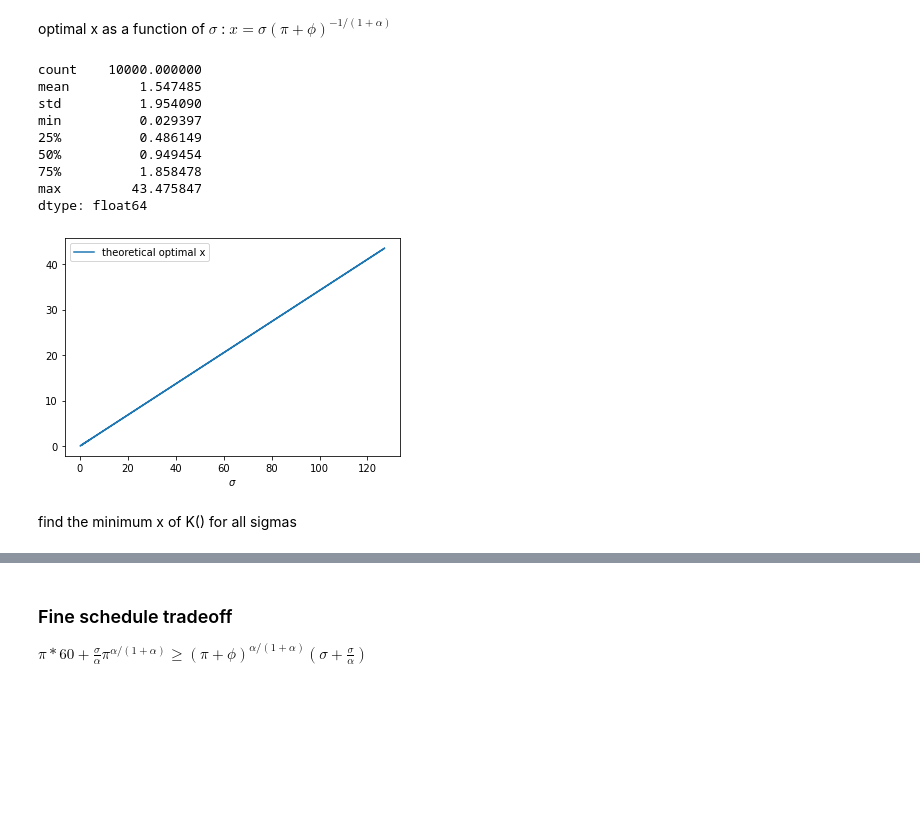
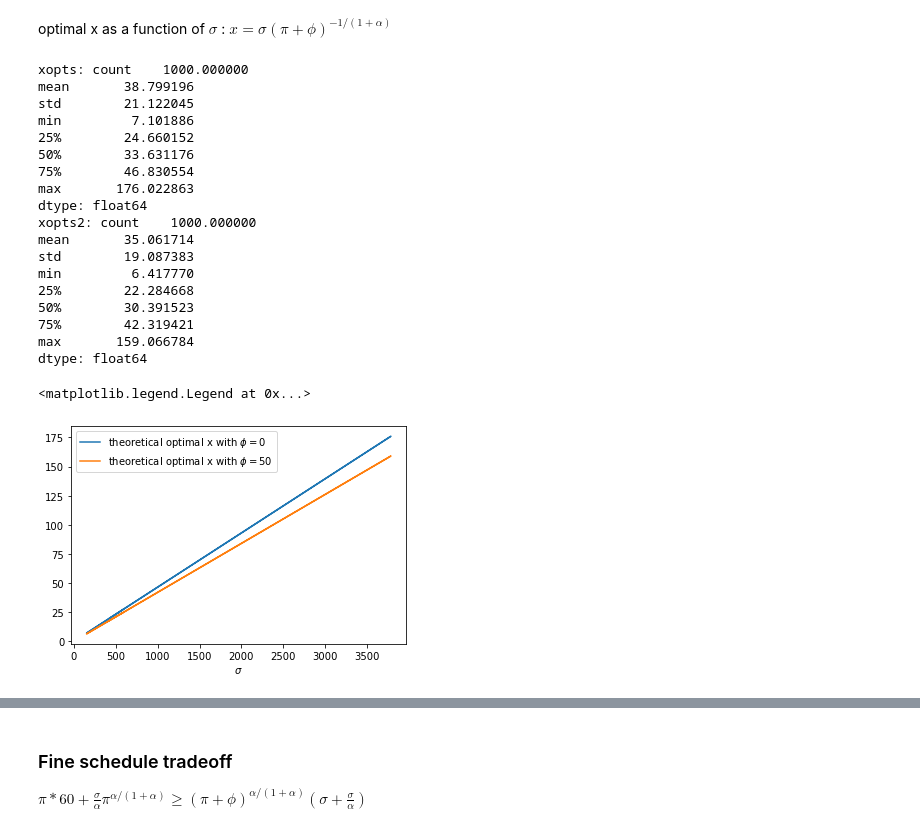
Before and after one commit to paulaleoni/delhi_outages, a Jupyter notebook: sim/simulations.ipynb, the cells around one changed output, grey strips where cells are left out. Drawn from its saved outputs; the diff is of its cells as text; code cells hidden in the pictures; blank space fills up the shorter version.

```diff
--- a/sim/simulations.ipynb
+++ b/sim/simulations.ipynb
@@ -13,15 +16,20 @@ draw n random values for sigma
 # %%
 # number of random sigmas
 np.random.seed(111)
-n = 10000
+n = 1000
 # mean and sd of normal distribution
-m, s = 1,1
+m, s = 2,0.5
 sigma = np.random.lognormal(mean=m, sigma=s, size=n) # takes values for normal distribution as inputs
 # make to list
 sigma = sigma.tolist()
-#
+sigma = [x * 100 for x in sigma] # rescaling sigma
 print(pd.Series(sigma).describe())
 # distribution
 sns.kdeplot(sigma, label=r'density of $\sigma$')
 plt.legend()
+
+
+pi = 250
+phi = 50
+alpha = 0.8
 # %% [output]
@@ -41,4 +45,0 @@ define values for $\pi$ and $\phi$
-# %%
-pi = 5
-phi = 0.5
-alpha = 0.5
@@ -90,27 +103,42 @@ Text(0, 0.5, 'K(x)')
 # %% [markdown]
 optimal x as a function of $\sigma$ : $x = \sigma (\pi + \phi)^{-1/(1+\alpha)}$
 # %%
-# optimal theoretical x
-def xopt(sigma, pi, phi, alpha):
-    return sigma * (pi + phi)**(-1/(1+alpha))
+# optimal theoretical x without phi
+def xopt(sigma, pi=pi, phi=phi, alpha = alpha):
+    x = sigma * (pi + phi)**(-1/(1+alpha))
+    return x
 
+xopts = [xopt(s, phi=0) for s in sigma]
 
-xopts = [xopt(s, pi=pi, phi=0, alpha=alpha) for s in sigma]
-plt.plot(sigma, xopts, label ='theoretical optimal x')
+# optimal theoretical x with phi
+xopts2 = [xopt(s, phi=phi) for s in sigma]
+
+print('xopts:',pd.Series(xopts).describe())
+print('xopts2:',pd.Series(xopts2).describe())
+
+plt.plot(sigma, xopts, label =r'theoretical optimal x with $\phi = 0$')
+plt.plot(sigma, xopts2, label =f'theoretical optimal x with $\phi = {phi}$')
+
 plt.xlabel(r'$\sigma$')
 plt.legend()
-
-pd.Series(xopts).describe()
 # %% [output]
-count    10000.000000
-mean         1.547485
-std          1.954090
-min          0.029397
-25%          0.486149
-50%          0.949454
-75%          1.858478
-max         43.475847
+xopts: count    1000.000000
+mean       38.799196
+std        21.122045
+min         7.101886
+25%        24.660152
+50%        33.631176
+75%        46.830554
+max       176.022863
 dtype: float64
+xopts2: count    1000.000000
+mean       35.061714
+std        19.087383
+min         6.417770
+25%        22.284668
+50%        30.391523
+75%        42.319421
+max       159.066784
+dtype: float64
+<matplotlib.legend.Legend at 0x...>
-[figure, old version]
+[figure, new version]
-# %% [markdown]
-find the minimum x of K() for all sigmas
```
Also changed, not shown: parts of 35 cells of this notebook.
